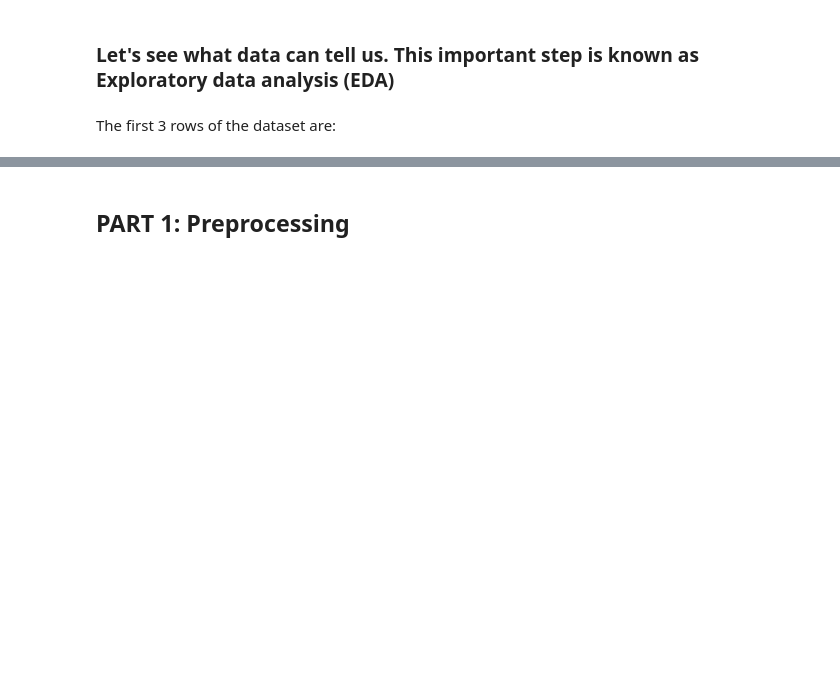
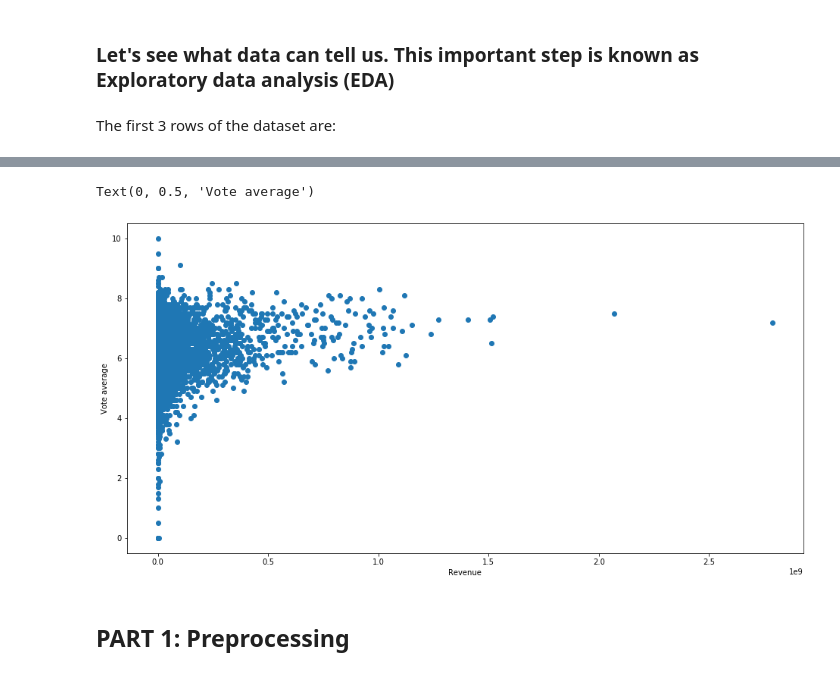
Before and after one commit to tlnd-tbenkhelif/ml-challenge, a Jupyter notebook: Tutorial_V1.ipynb, the cells around one changed output, grey strips where cells are left out. Drawn from its saved outputs; the diff is of its cells as text; code cells hidden in the pictures; blank space fills up the shorter version.

```diff
--- a/Tutorial_V1.ipynb
+++ b/Tutorial_V1.ipynb
@@ -135,6 +154,14 @@ test.head(3)
 | 0 | NaN | 21606597 | ['Comedy'] | 1 | 365037 | en | "Trailer Park Boys" John Paul Tre... | 0.406664 | ... |
 | 1 | NaN | 21606597 | ['Adventure', 'Fantasy', 'Action'] | 1 | 401689 | en | As the Lich King's zombie legions... | 3.856398 | ... |
 | 2 | NaN | 21606597 | ['Action', 'Comedy', 'Thriller', ... | 1 | 27991 | en | Prohibition is ending so bootlegg... | 0.631869 | ... |
+# %%
+plt.figure(figsize=(16,8))
+plt.scatter(feature.revenue, target.vote_average)
+plt.xlabel("Revenue")
+plt.ylabel("Vote average")
+# %% [output]
+Text(0, 0.5, 'Vote average')
+[figure, added]
 # %% [markdown]
 ## **PART 1: Preprocessing**
 # %%
```
Also changed, not shown: parts of 41 cells of this notebook, 5 other files.
